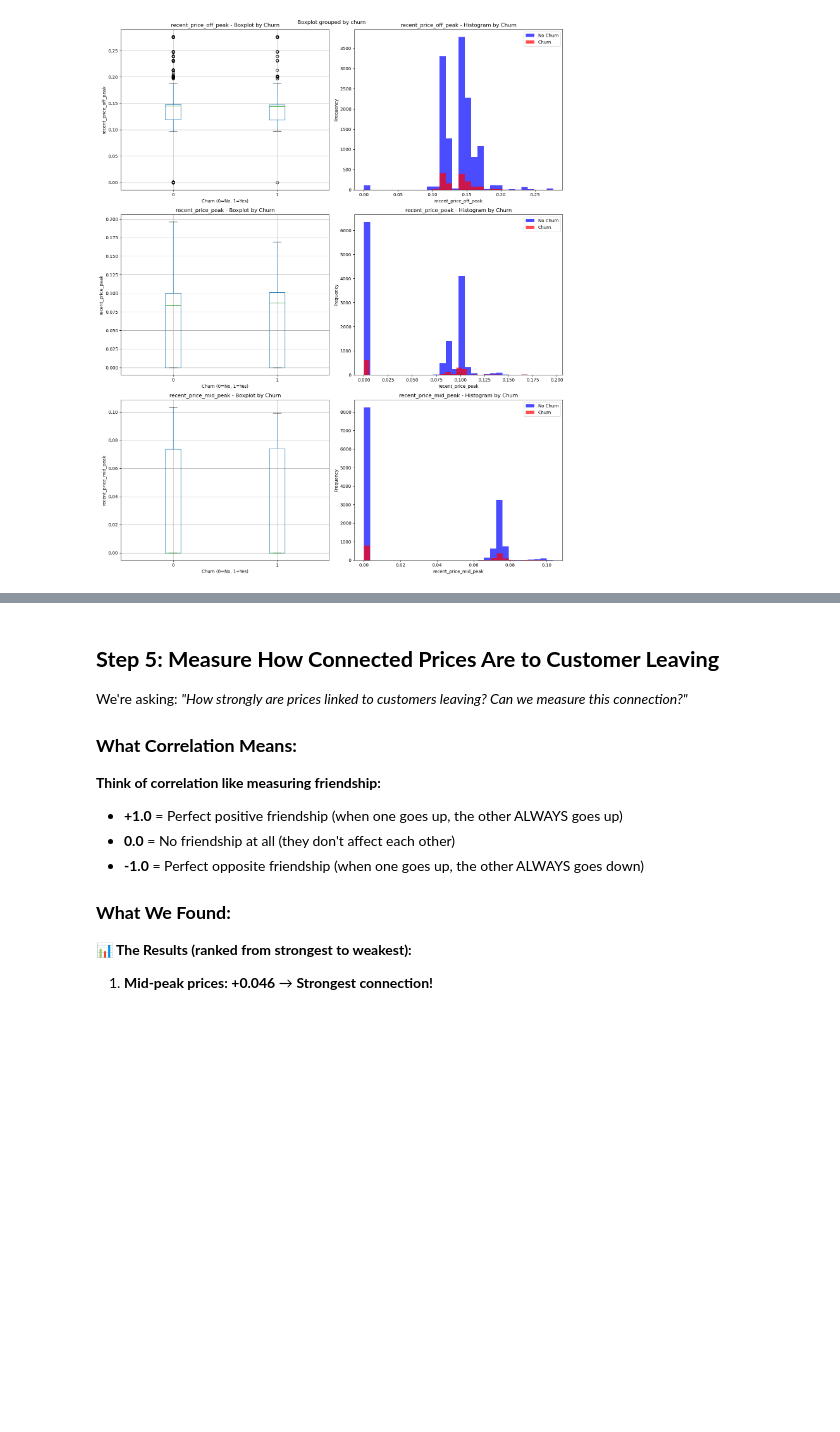
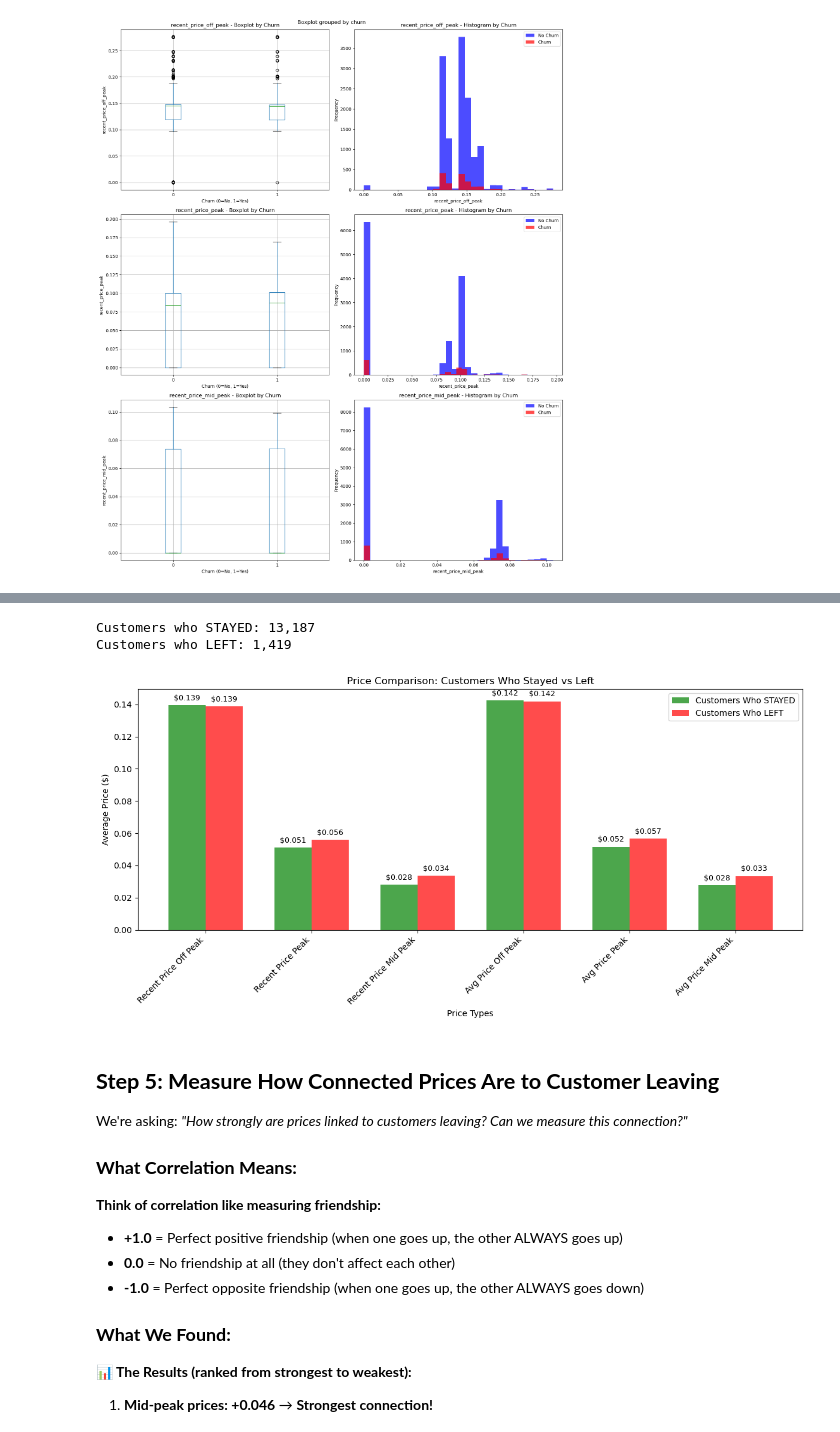
Before and after one commit to JannathaGitHubVision/Client_Project_BCGX, a Jupyter notebook: EDA Pratcise.ipynb, the cells around one changed output, grey strips where cells are left out. Drawn from its saved outputs; the diff is of its cells as text; code cells hidden in the pictures; blank space fills up the shorter version.

```diff
--- a/EDA Pratcise.ipynb
+++ b/EDA Pratcise.ipynb
@@ -546,3 +426,74 @@ Mean difference: 20.14% higher for churned customers
+# %%
+import matplotlib.pyplot as plt
+
+stayed_customers = merged_data_complete[merged_data_complete['churn'] == 0]
+left_customers = merged_data_complete[merged_data_complete['churn'] == 1]
+
+print(f"Customers who STAYED: {len(stayed_customers):,}")
+print(f"Customers who LEFT: {len(left_customers):,}")
+price_columns = [
+    'recent_price_off_peak', 'recent_price_peak', 'recent_price_mid_peak',
+    'avg_price_off_peak', 'avg_price_peak', 'avg_price_mid_peak'
+]
+
+# Create lists for plotting
+price_names = []
+stayed_prices = []
+left_prices = []
+
+for price_col in price_columns:
+    price_name = price_col.replace('_', ' ').title()
+    stayed_avg = stayed_customers[price_col].mean()
+    left_avg = left_customers[price_col].mean()
+    difference = left_avg - stayed_avg
+    percentage_diff = (difference / stayed_avg) * 100
+
+    price_names.append(price_col.replace('_', ' ').title())
+    stayed_prices.append(stayed_customers[price_col].mean())
+    left_prices.append(left_customers[price_col].mean())
+
+
+x = range(len(price_names))
+width = 0.35
+
+adjusted_x = []
+adjusted_y = []
+
+for ind in x:
+    adjusted_x.append(ind - width/2)
+    adjusted_y.append(ind + width/2)
+
+fig, ax = plt.subplots(figsize =(12,6))
+bar1 = ax.bar(adjusted_x, stayed_prices, width, label = 'Customers Who STAYED',
+              color='green',alpha = 0.7)
+bar2 = ax.bar(adjusted_y, left_prices, width, label = 'Customers Who LEFT',
+              color='red',alpha = 0.7)
+
+# Add labels and title
+ax.set_xlabel('Price Types')
+ax.set_ylabel('Average Price ($)')
+ax.set_title('Price Comparison: Customers Who Stayed vs Left')
+ax.set_xticks(x)
+ax.set_xticklabels(price_names, rotation=45, ha='right')
+ax.legend()
+
+for bar in bar1:
+    height = bar.get_height()
+    ax.text(bar.get_x() + bar.get_width()/2., height + 0.002,
+            f'${height:.3f}', ha='center', va='bottom', fontsize=9)
+
+
+for bar in bar2:
+    height = bar.get_height()
+    ax.text(bar.get_x() + bar.get_width()/2., height + 0.002,
+            f'${height:.3f}', ha='center', va='bottom', fontsize=9)
+
+plt.tight_layout()
+plt.show()
+# %% [output]
+Customers who STAYED: 13,187
+Customers who LEFT: 1,419
+[figure, added]
 # %% [markdown]
 ## **Step 5: Measure How Connected Prices Are to Customer Leaving**
 
```
Also changed, not shown: parts of 20 cells of this notebook.
